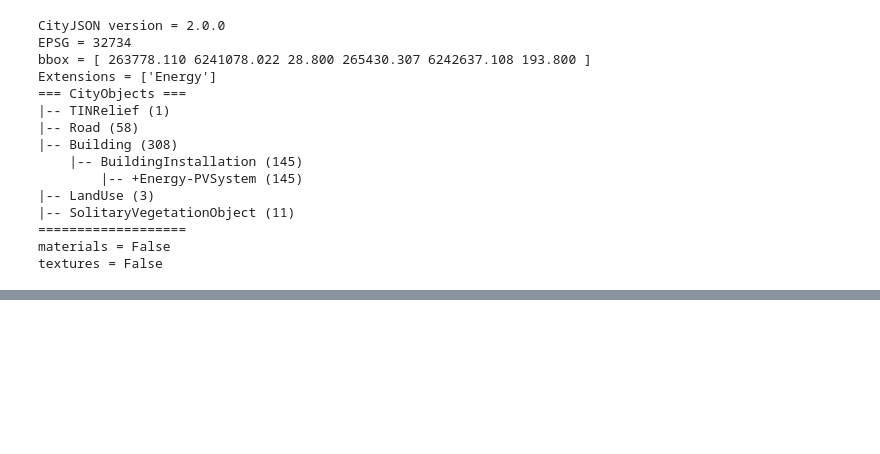
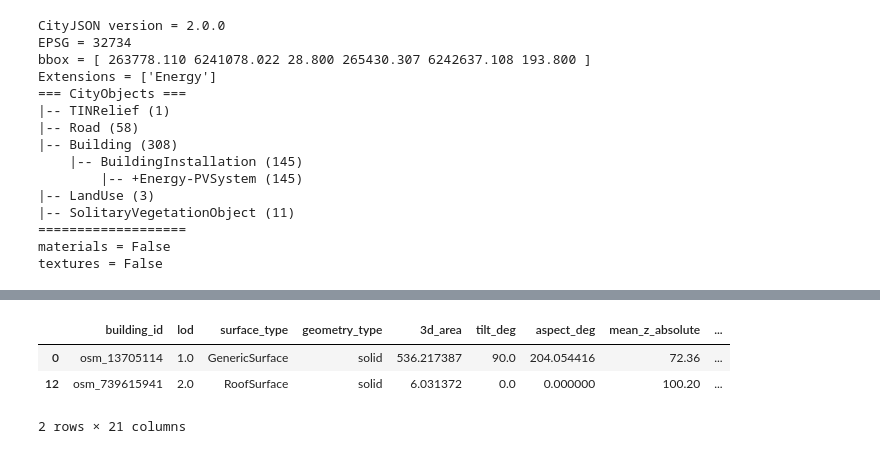
Before and after one commit to AdrianKriger/LoD2geo3D, a Jupyter notebook: Lo2DcityJSONdataScience.ipynb, the cells around one changed output, grey strips where cells are left out. Cells and saved outputs as stored; diff of their text form; code cells hidden in the pictures; blank space fills up the shorter version.

```diff
--- a/Lo2DcityJSONdataScience.ipynb
+++ b/Lo2DcityJSONdataScience.ipynb
@@ -104,0 +198,5 @@ Total number of unique buildings: 225
+# %%
+#- average number of residents per formal house
+f_house = 4
+#- average number of residents per informal structure
+inf_structure = 3
@@ -104,0 +388,47 @@ Total number of unique buildings: 225
+# %%
+# ==============================================================================
+# STEP 2: Deduplicate to isolate the unique buildings list
+# ==============================================================================
+unique_buildings = gdf.drop_duplicates(subset=['building_id']).copy()
+
+# Remove face-specific columns to keep the asset table clean
+surface_cols = ['geometry', 'surface_type', 'tilt_deg', 'aspect_deg', 'mean_z_absolute', 'face_signed_volume']
+unique_buildings = unique_buildings.drop(columns=[col for col in surface_cols if col in unique_buildings.columns])
+
+# Apply the aggregated volume data via the merge
+unique_buildings = unique_buildings.merge(volume_lookup_df, on='building_id', how='left')
+#print(f"Total number of unique buildings: {unique_buildings['building_id'].nunique()}")
+# %%
+#- remove the volume of the ground floor (unoccupied) when building:levels > 7 [this is an arbitrary number based on local knowledge]
+#- typically the space is reserved for some other function: retail, etc.
+GROUND_FLOOR_HEIGHT_M = 2.8
+adjusted_volumes = []
+
+for _, row in unique_buildings.iterrows():
+    current_vol = row['volume_m3']
+
+    # Safely handle level parsing
+    levels = row.get('attr_building:levels', 0)
+    levels = float(levels) if pd.notna(levels) and str(levels).strip() != '' else 0
+
+    has_no_social_facility = ('attr_social_facility' not in unique_buildings.columns or
+                              pd.isna(row.get('attr_social_facility')))
+
+    is_residential_target = str(row.get('attr_building')).lower() in ['residential', 'apartments', 'student']
+
+    # Deduct the 1st floor volume if the residential asset is > 7 stories
+    if is_residential_target and levels > 7 and has_no_social_facility:
+        footprint_area = row.get('3d_area', 0.0)
+        deducted_vol = current_vol - (footprint_area * GROUND_FLOOR_HEIGHT_M)
+        adjusted_volumes.append(max(0.0, deducted_vol))
+    else:
+        adjusted_volumes.append(current_vol)
+
+# Overwrite the merged values with your refined domestic metrics
+gdf_pop['volume_m3'] = adjusted_volumes
+gdf_pop.head(2)
+# %% [output]
+|  | building_id | lod | surface_type | geometry_type | 3d_area | tilt_deg | aspect_deg | mean_z_absolute | ... |
+| 0 | osm_13705114 | 1.0 | GenericSurface | solid | 536.217387 | 90.0 | 204.054416 | 72.36 | ... |
+| 12 | osm_739615941 | 2.0 | RoofSurface | solid | 6.031372 | 0.0 | 0.000000 | 100.20 | ... |
+2 rows × 21 columns
```
Also changed, not shown: parts of 40 cells of this notebook, 4 other files.
